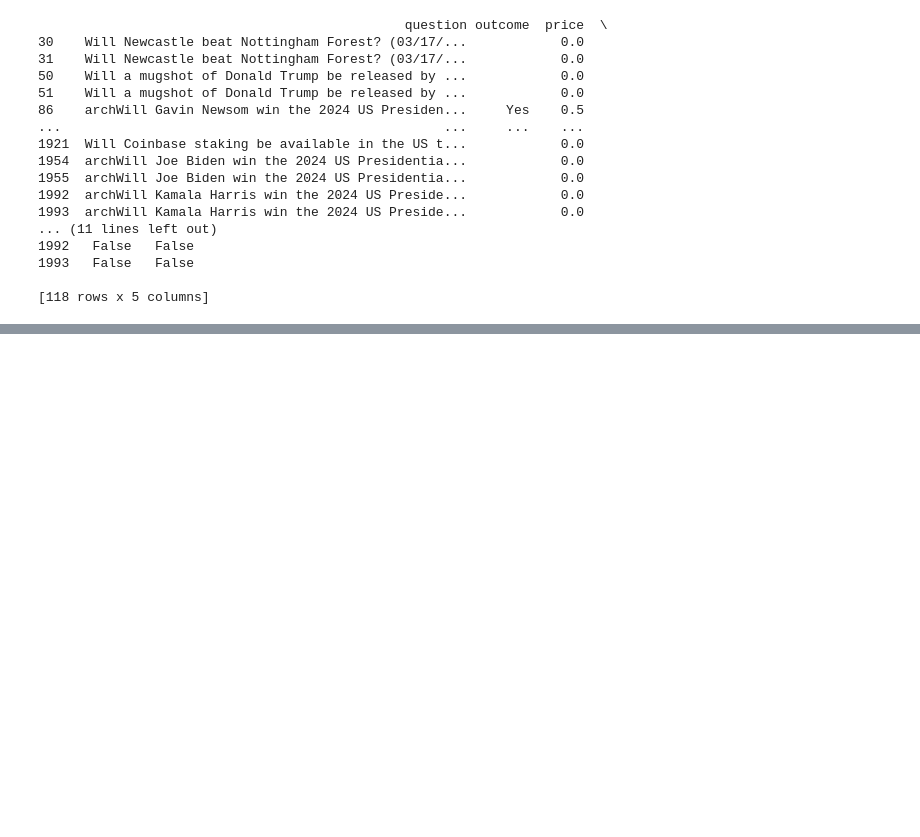
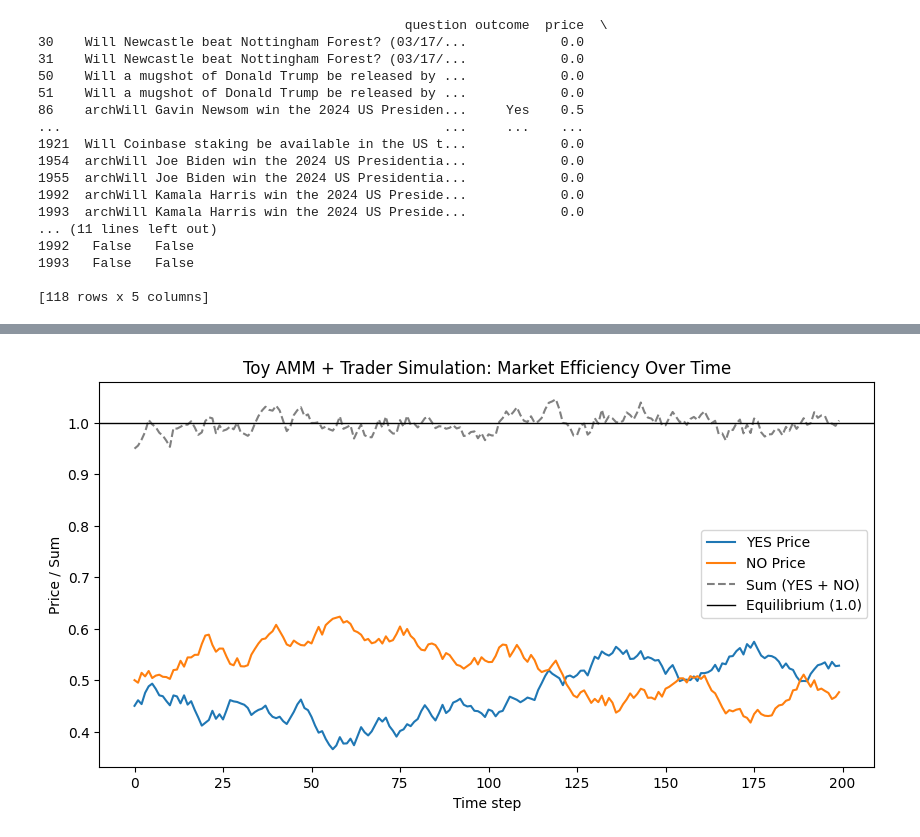
Before and after one commit to joeycurran/quant_portfolio, a Jupyter notebook: BookieArbitrage/notebooks/sandbox.ipynb, the cells around one changed output, grey strips where cells are left out. Cells and saved outputs as stored; diff of their text form; code cells hidden in the pictures; blank space fills up the shorter version.

```diff
--- a/BookieArbitrage/notebooks/sandbox.ipynb
+++ b/BookieArbitrage/notebooks/sandbox.ipynb
@@ -122,0 +134,47 @@ Underpriced markets:
+# %%
+import numpy as np
+import matplotlib.pyplot as plt
+
+# --- Parameters ---
+n_steps = 200
+p_yes, p_no = 0.45, 0.50  # starts off-balance (sum = 0.95)
+k_arbitrage = 0.3         # how strongly arbitrageurs react to imbalance
+k_noise = 0.02            # how big random trader movements are
+
+history = []
+
+for t in range(n_steps):
+    # Record state
+    history.append((t, p_yes, p_no, p_yes + p_no))
+
+    # --- Random traders move prices slightly ---
+    noise = np.random.uniform(-k_noise, k_noise, size=2)
+    p_yes += noise[0]
+    p_no += noise[1]
+
+    # --- Arbitrage pressure: if sum ≠ 1, correct it ---
+    imbalance = (p_yes + p_no) - 1
+    p_yes -= k_arbitrage * imbalance / 2
+    p_no  -= k_arbitrage * imbalance / 2
+
+    # --- Bound prices between 0 and 1 ---
+    p_yes = np.clip(p_yes, 0, 1)
+    p_no  = np.clip(p_no, 0, 1)
+
+# Convert to array for plotting
+history = np.array(history)
+t, yes, no, total = history.T
+
+# --- Plot ---
+plt.figure(figsize=(10,5))
+plt.plot(t, yes, label='YES Price')
+plt.plot(t, no, label='NO Price')
+plt.plot(t, total, '--', color='gray', label='Sum (YES + NO)')
+plt.axhline(1.0, color='black', lw=1, label='Equilibrium (1.0)')
+plt.legend()
+plt.title("Toy AMM + Trader Simulation: Market Efficiency Over Time")
+plt.xlabel("Time step")
+plt.ylabel("Price / Sum")
+plt.show()
+# %% [output]
+[figure, added]
```
Also changed, not shown: parts of 2 cells of this notebook, 6 other files.
